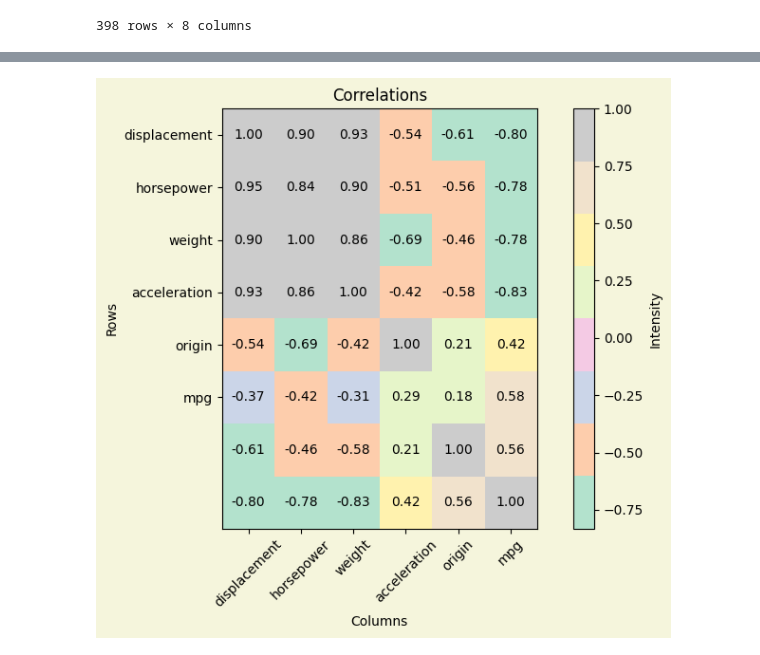
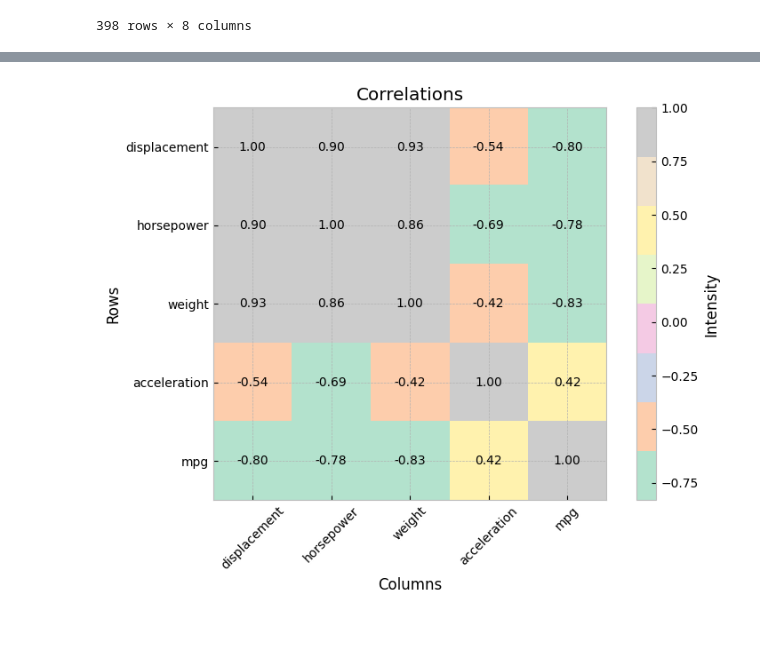
Before and after one commit to he-ale/data-science, a Jupyter notebook: AutoMPG/AutoMPG.ipynb, the cells around one changed output, grey strips where cells are left out. Saved outputs shown, nothing was run; the diff lists cells and outputs as text; code cells hidden in the pictures.

```diff
--- a/AutoMPG/AutoMPG.ipynb
+++ b/AutoMPG/AutoMPG.ipynb
@@ -26,3 +30,5 @@ from sklearn.metrics import mean_squared_error, r2_score
+# %%
+plt.style.use('bmh')
 # %%
 auto_mpg = fetch_ucirepo(id=9)
 # %%
@@ -86,33 +108,33 @@ plt.show()
 # %%
-data= dataframe.corr().iloc[:,[0,2,3,4,6,7]].values
-cols=list(filter(lambda e: not e in['cylinders','model_year'], dataframe.columns.values))
+data= dataframe.corr().iloc[[0,2,3,4,7],[0,2,3,4,7]].values
+cols=list(filter(lambda e: not e in['cylinders','model_year', 'origin'], dataframe.columns.values))
 
 fig, ax = plt.subplots(figsize=(8, 6))
-fig.patch.set_facecolor('beige')
-ax.set_facecolor('beige')
+# fig.patch.set_facecolor('beige')
+# ax.set_facecolor('beige')
 cax = plt.imshow(data, cmap='Pastel2', interpolation='nearest')
 
 cbar = plt.colorbar(cax)
 cbar.set_label('Intensity')
 
 ax.set_xticks(np.arange(len(cols)))
 ax.set_yticks(np.arange(len(cols)))
 ax.set_xticklabels(cols)
 ax.set_yticklabels(cols)
 
 # Añadir título y etiquetas
 plt.xticks(rotation=45)
 
 for i in range(data.shape[0]):
     for j in range(data.shape[1]):
         ax.text(j, i, f'{data[i, j]:.2f}', ha='center', va='center', color='black', fontsize=10)
 
 ax.set_title('Correlations')
 ax.set_xlabel('Columns')
 ax.set_ylabel('Rows')
 
 # Mostrar el gráfico
 plt.tight_layout()
 plt.show()
 # %% [output]
-[figure, old version]
+[figure, new version]
```
Also changed, not shown: parts of 17 cells of this notebook.
